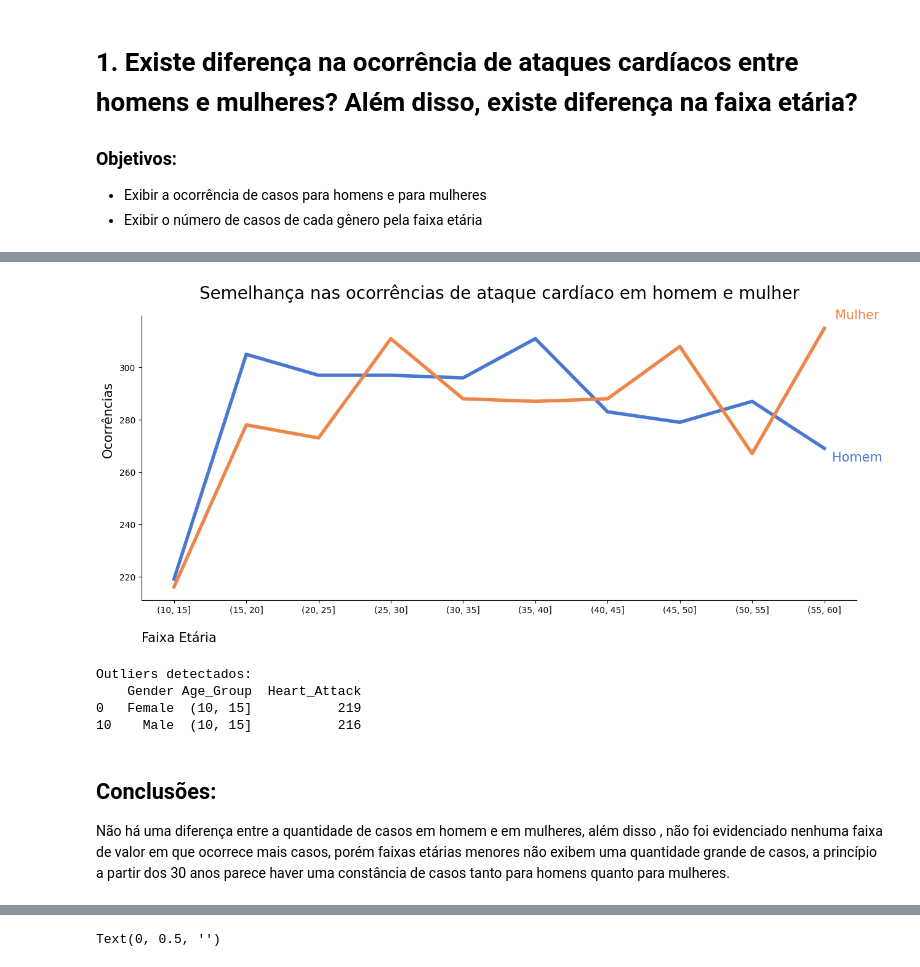
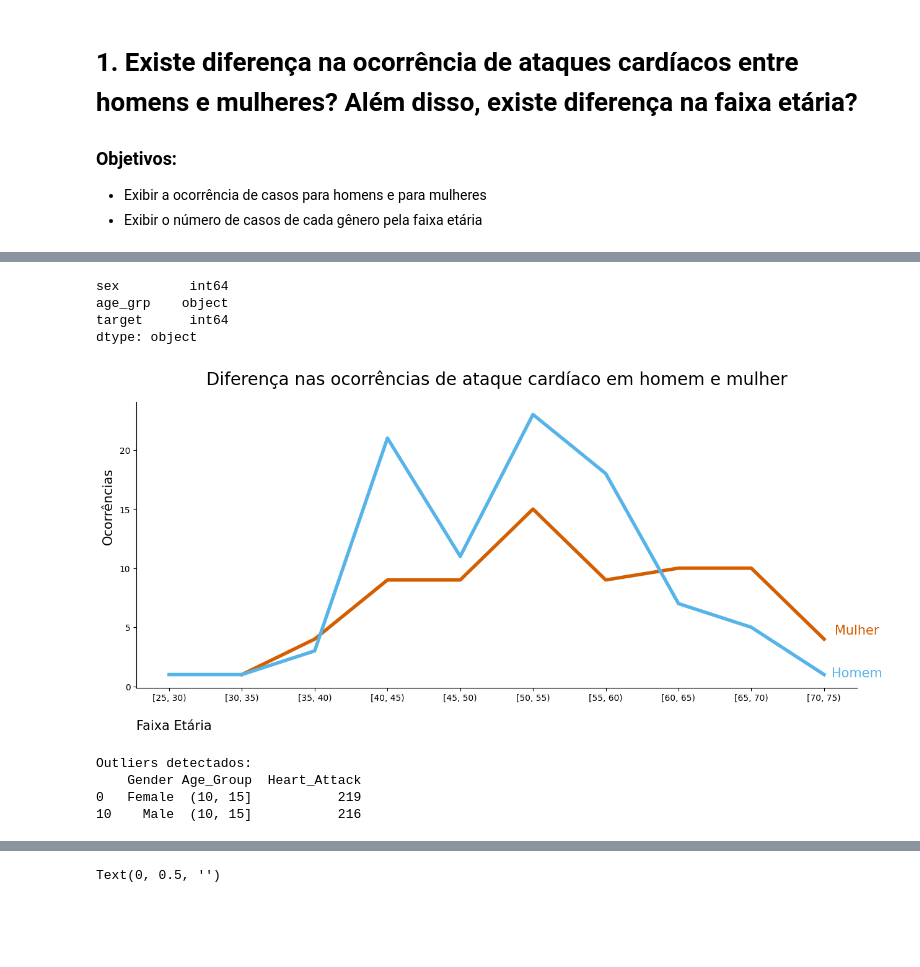
Before and after one commit to Gui-Leao/Heart-Attack-Prediction, a Jupyter notebook: EDA.ipynb, the cells around one changed output, grey strips where cells are left out. Saved outputs shown, nothing was run; the diff lists cells and outputs as text; code cells hidden in the pictures; blank space fills up the shorter version.

```diff
--- a/EDA.ipynb
+++ b/EDA.ipynb
@@ -33,3 +15,8 @@ from sklearn.preprocessing import StandardScaler,OneHotEncoder, OrdinalEncoder,
+# %%
+# Abrindo os dados
+df = pd.read_csv("dataset/Heart_Attack_Data_Set.csv")
+# Escolhendo essa paleta de cores
+sns.set_palette("muted")
 # %%
 # Abrindo os dados
 df = pd.read_csv("dataset/Heart_Attack_Data_Set.csv")
@@ -385,11 +447,0 @@ plt.show()
-# %%
-# Separando em feixa etária a idade 5 em 5 anos
-df['Age_Group'] = pd.cut(df['Age'], bins=range(10, 65, 5))
-
-# Agrupando por faixa etária removendo os outros, e somando as ocorrencias
-df_occurrences_by_age_and_gender = df[(df['Heart_Attack']) & (df['Gender']!='Other')].groupby(['Gender','Age_Group'],observed=True)['Heart_Attack'].sum().reset_index()
-
-# Transformando em string
-df_occurrences_by_age_and_gender['Age_Group'] = df_occurrences_by_age_and_gender['Age_Group'].astype(str)
-
-df_occurrences_by_age_and_gender
@@ -413,0 +454,17 @@ df_occurrences_by_age_and_gender
+# %%
+import pandas as pd
+
+# Criando as faixas etárias corretamente como categoria ordenada
+df['age_grp'] = pd.cut(df['age'], bins=range(25, 80, 5), right=False)
+
+# Agrupando por faixa etária e sexo
+df_occurrences_by_age_and_gender = df[df['target']==1].groupby(['sex', 'age_grp'], observed=True)['target'].sum().reset_index()
+
+# Manter 'age_grp' como uma categoria ordenada
+df_occurrences_by_age_and_gender['age_grp'] = df_occurrences_by_age_and_gender['age_grp'].astype(pd.CategoricalDtype(ordered=True))
+
+# Ordenar corretamente primeiro pelo sexo e depois pela faixa etária
+df_occurrences_by_age_and_gender.sort_values(by=['sex', 'age_grp'], ascending=[False, True], inplace=True)
+
+df_occurrences_by_age_and_gender['age_grp'] =  df_occurrences_by_age_and_gender['age_grp'].astype(str)
+df_occurrences_by_age_and_gender
@@ -414,22 +489,29 @@ df_occurrences_by_age_and_gender
+# %%
+df_occurrences_by_age_and_gender.dtypes
+# %% [output]
+sex         int64
+age_grp    object
+target      int64
+dtype: object
 # %%
 # Construindo o gráfico
 plt.figure(figsize=(15, 6))
 
-ax = sns.lineplot(y='Heart_Attack',x='Age_Group',hue='Gender',data=df_occurrences_by_age_and_gender,linewidth=4)
+ax = sns.lineplot(y='target',x='age_grp',hue='sex',data=df_occurrences_by_age_and_gender,linewidth=4,palette=['#D55E00','#56B4E9'])
 ax.set_ylabel('Ocorrências', fontsize=15,labelpad = 20, verticalalignment='top', horizontalalignment='left')
 ax.set_xlabel('Faixa Etária', fontsize=15,labelpad = 20, loc='left')
-ax.set_title('Semelhança nas ocorrências de ataque cardíaco em homem e mulher',fontsize= 20, pad = 20,horizontalalignment='center')
+ax.set_title('Diferença nas ocorrências de ataque cardíaco em homem e mulher',fontsize= 20, pad = 20,horizontalalignment='center')
 
 # Removendo linhas de grade para maior clareza
 ax.spines['top'].set_visible(False)
 ax.spines['right'].set_visible(False)
 
 ax.legend().set_visible(False)
-ax.text(1, 1, "Mulher", ha='center', va='center', transform=ax.transAxes, fontsize=15, color='#EE854A')
-ax.text(1, 0.5, "Homem", ha='center', va='center', transform=ax.transAxes, fontsize=15, color ='#4878D0')
+ax.text(1, 0.20, "Mulher", ha='center', va='center', transform=ax.transAxes, fontsize=15, color='#D55E00')
+ax.text(1, 0.05, "Homem", ha='center', va='center', transform=ax.transAxes, fontsize=15, color ='#56B4E9')
 plt.show()
 # %% [output]
-[figure, old version]
+[figure, new version]
 # %%
 z_scores = stats.zscore(df_occurrences_by_age_and_gender['Heart_Attack'])
 
@@ -443,6 +525,3 @@ Outliers detectados:
     Gender Age_Group  Heart_Attack
 0   Female  (10, 15]           219
 10    Male  (10, 15]           216
-# %% [markdown]
-## Conclusões:
-Não há uma diferença entre a quantidade de casos em homem e em mulheres, além disso , não foi evidenciado nenhuma faixa de valor em que ocorrece mais casos, porém faixas etárias menores não exibem uma quantidade grande de casos, a princípio a partir dos 30 anos parece haver uma constância de casos tanto para homens quanto para mulheres.
```
Also changed, not shown: parts of 27 cells of this notebook.
